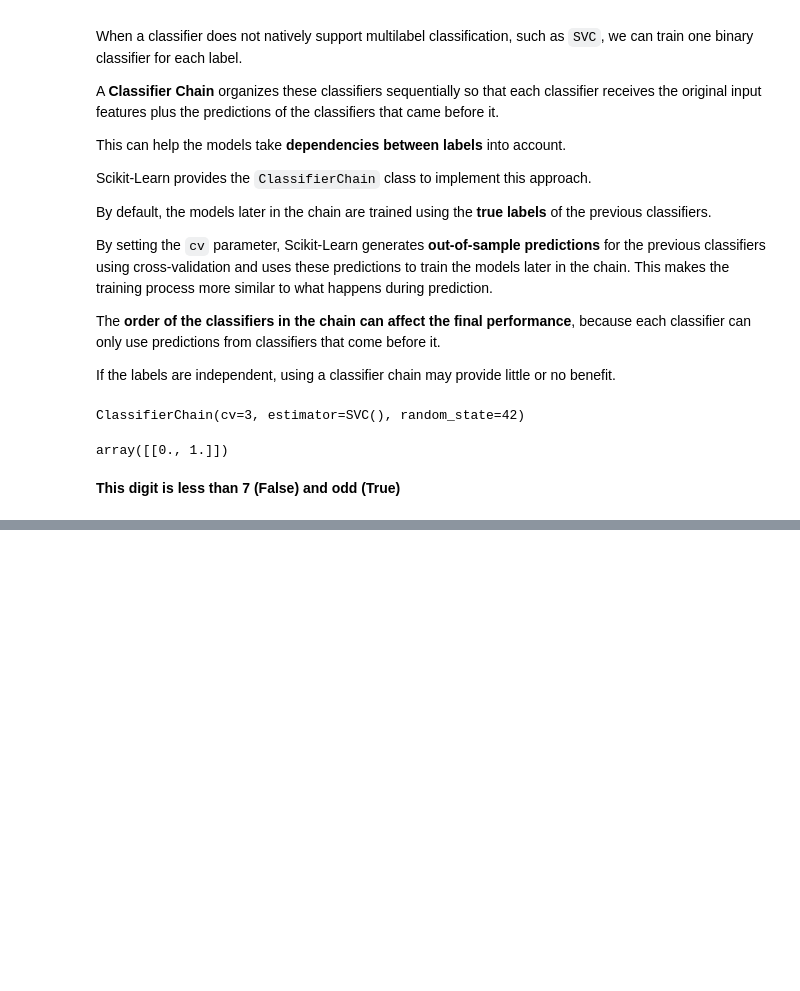
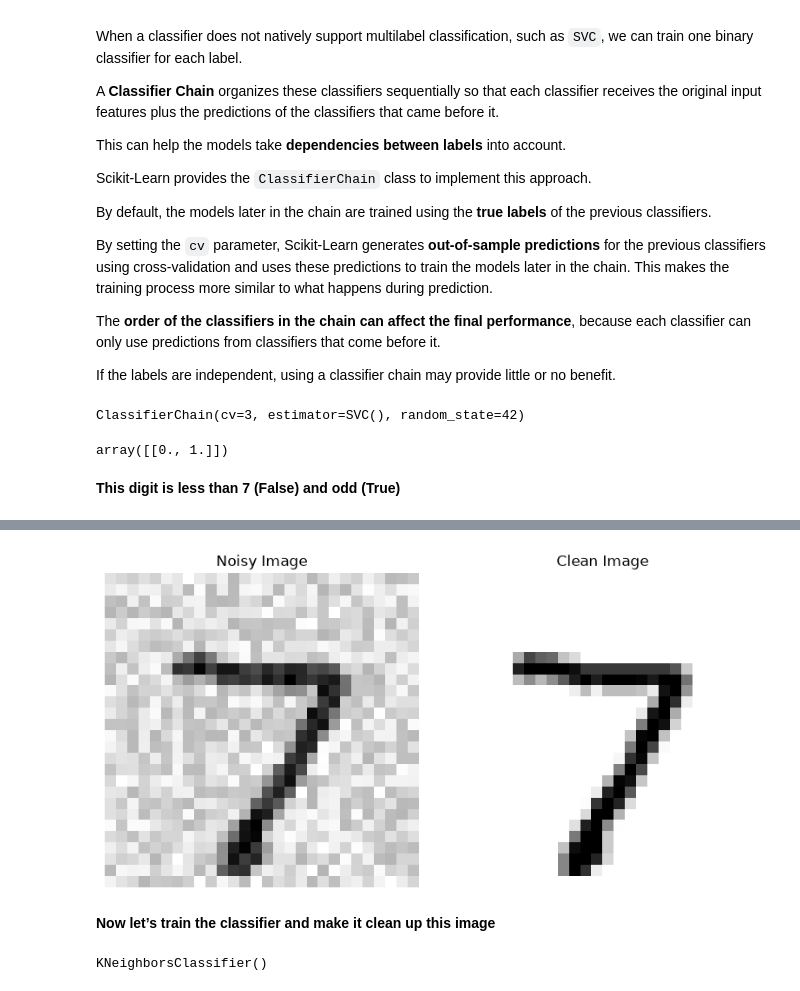
Before and after one commit to MuhammadHoseinYeganeh/MNIST-project, a Jupyter notebook: mnist.ipynb, the cells around one changed output, grey strips where cells are left out. Cells and saved outputs as stored; diff of their text form; code cells hidden in the pictures; blank space fills up the shorter version.

```diff
--- a/mnist.ipynb
+++ b/mnist.ipynb
@@ -1456,0 +1512,30 @@ array([[0., 1.]])
+# %%
+rng = np.random.default_rng(seed=42)
+noise_train = rng.integers(0, 100, (len(X_train), 784))
+X_train_mod = X_train + noise_train
+noise_test = rng.integers(0, 100, (len(X_test), 784))
+X_test_mod = X_test + noise_test
+y_train_mod = X_train
+y_test_mod = X_test
+# %%
+fig, axes = plt.subplots(1, 2, figsize=(8, 4))
+
+axes[0].imshow(X_test_mod[0].reshape(28, 28), cmap="binary")
+axes[0].set_title("Noisy Image")
+axes[0].axis("off")
+
+axes[1].imshow(y_test_mod[0].reshape(28, 28), cmap="binary")
+axes[1].set_title("Clean Image")
+axes[1].axis("off")
+
+plt.tight_layout()
+plt.show()
+# %% [output]
+[figure, added]
+# %% [markdown]
+**Now let’s train the classifier and make it clean up this image**
+# %%
+knn_clf = KNeighborsClassifier()
+knn_clf.fit(X_train_mod, y_train_mod)
+# %% [output]
+KNeighborsClassifier()
```
Also changed, not shown: parts of 5 cells of this notebook.
